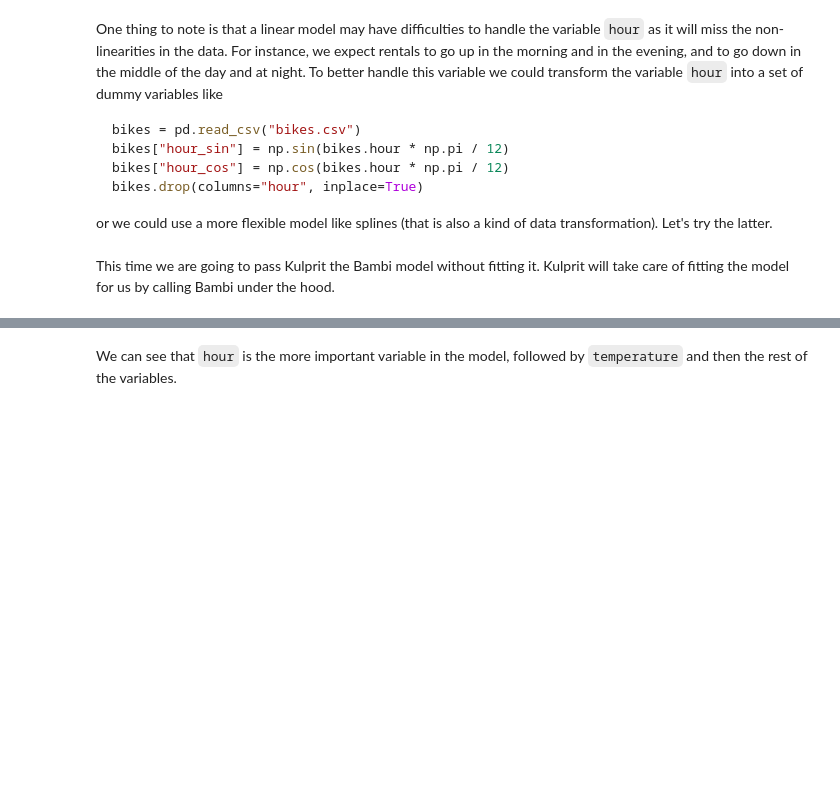
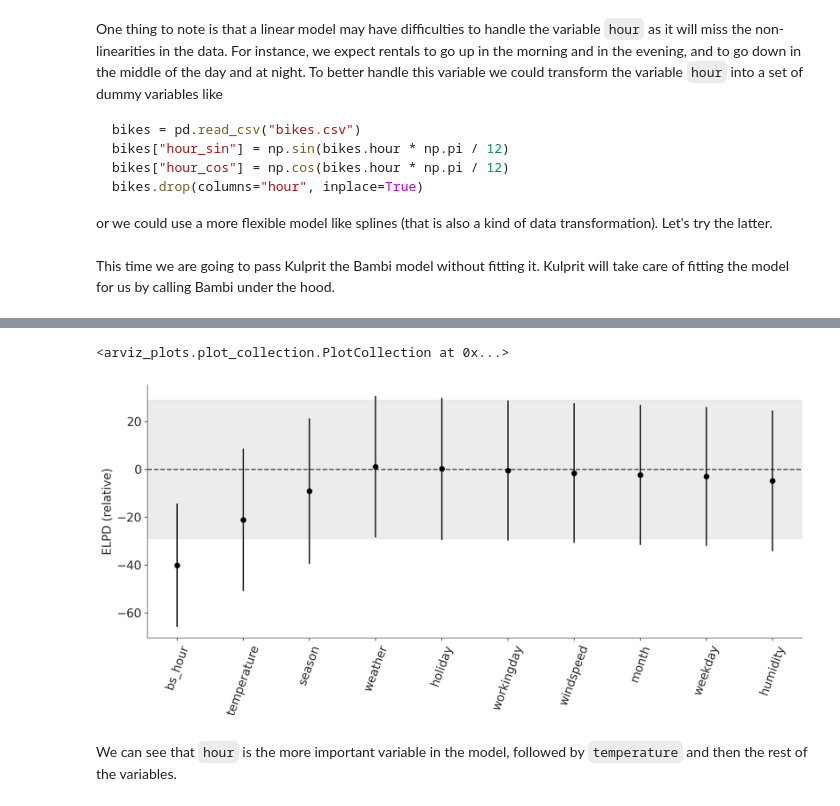
Before and after one commit to bambinos/kulprit, a Jupyter notebook: docs/examples/Examples.ipynb, the cells around one changed output, grey strips where cells are left out. Cells and saved outputs as stored; diff of their text form; code cells hidden in the pictures; blank space fills up the shorter version.

```diff
--- a/docs/examples/Examples.ipynb
+++ b/docs/examples/Examples.ipynb
@@ -145,3 +162,10 @@ Sampling 4 chains for 1_000 tune and 1_000 draw iterations (4_000 + 4_000 draws
+# %%
+kpt.plot_compare(ppi.compare(min_model_size=1),
+                 visuals={"ticklabels":{"rotation": 70}},
+                 )
+# %% [output]
+<arviz_plots.plot_collection.PlotCollection at 0x...>
+[figure, added]
 # %% [markdown]
 We can see that `hour` is the more important variable in the model, followed by `temperature` and then the rest of the variables.
 # %% [markdown]
```
Also changed, not shown: parts of 11 cells of this notebook, 7 other files.
